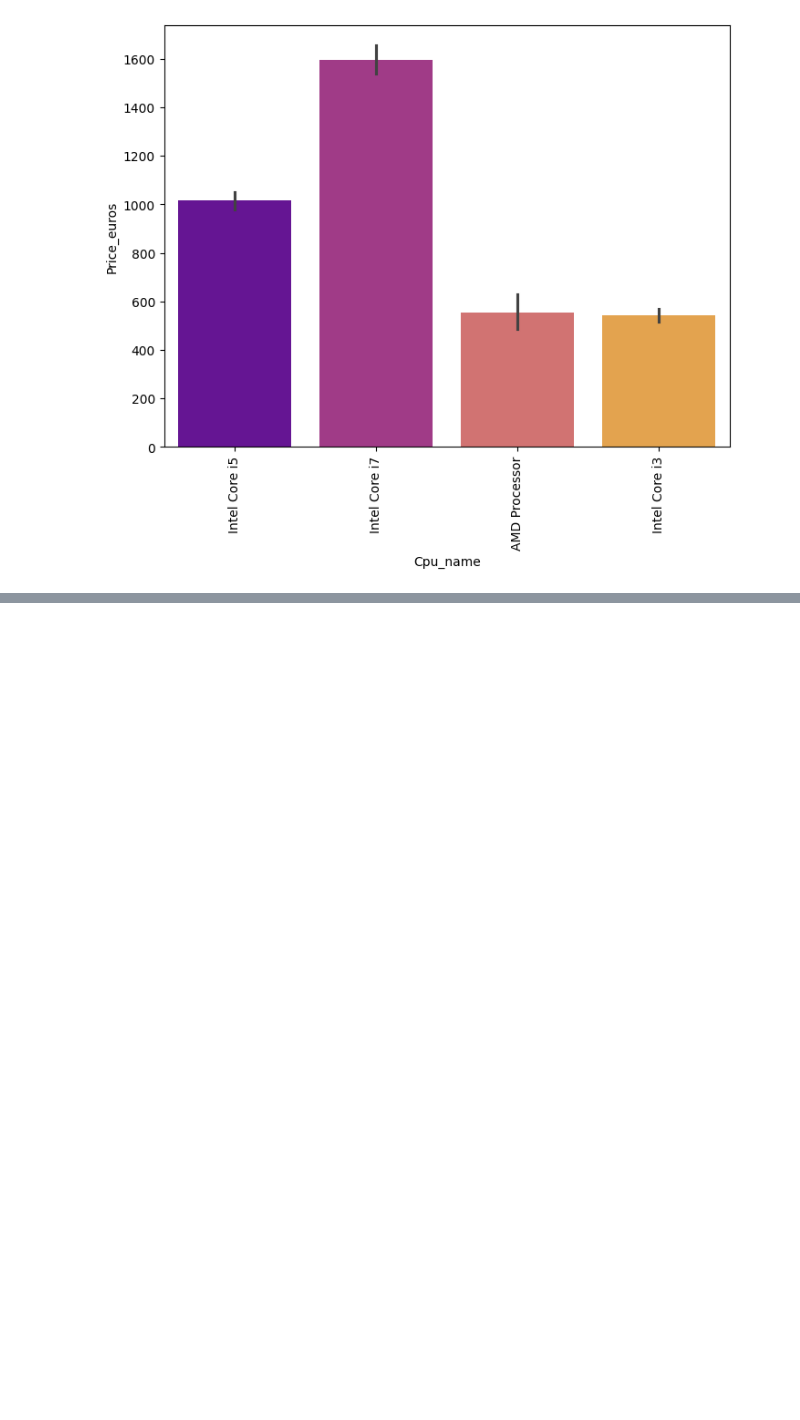
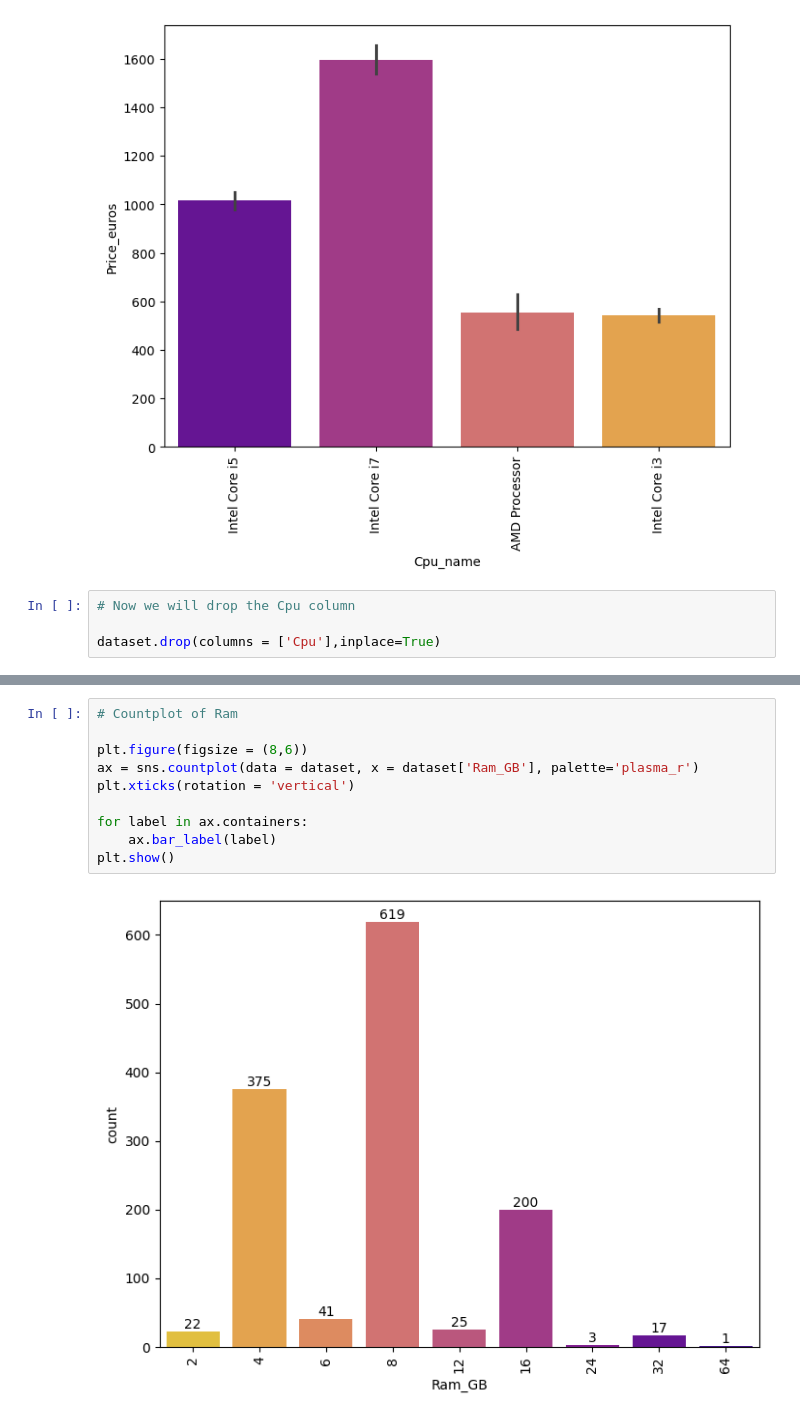
Before and after one commit to AnantVerma-2022/Linear-Regression-Laptop-Price-Predictions, a Jupyter notebook: laptop_price_prediction.ipynb, the cells around one changed output, grey strips where cells are left out. Saved outputs shown, nothing was run; the diff lists cells and outputs as text; blank space fills up the shorter version.

```diff
--- a/laptop_price_prediction.ipynb
+++ b/laptop_price_prediction.ipynb
@@ -841,3 +841,7 @@ plt.xticks(rotation = 'vertical')
 plt.show()
 # %% [output]
 [figure]
+# %%
+# Now we will drop the Cpu column
+
+dataset.drop(columns = ['Cpu'],inplace=True)
@@ -843,0 +859,12 @@ plt.show()
+# %%
+# Countplot of Ram
+
+plt.figure(figsize = (8,6))
+ax = sns.countplot(data = dataset, x = dataset['Ram_GB'], palette='plasma_r')
+plt.xticks(rotation = 'vertical')
+
+for label in ax.containers:
+    ax.bar_label(label)
+plt.show()
+# %% [output]
+[figure, added]
```
Also changed, not shown: parts of 75 cells of this notebook.
